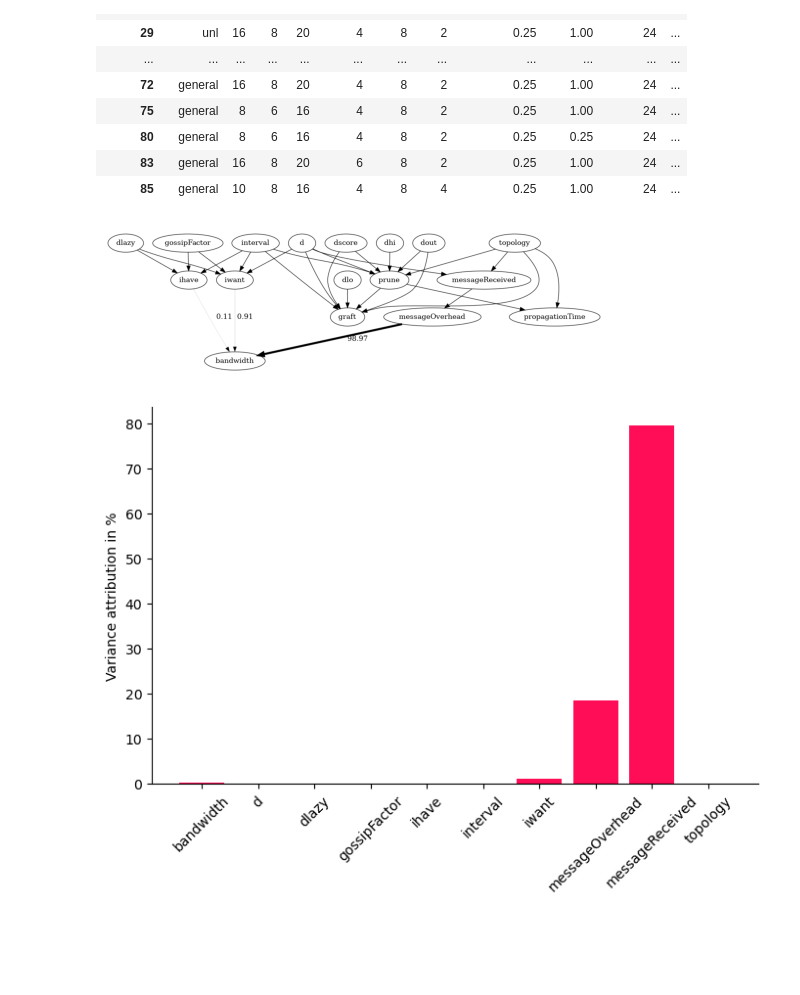
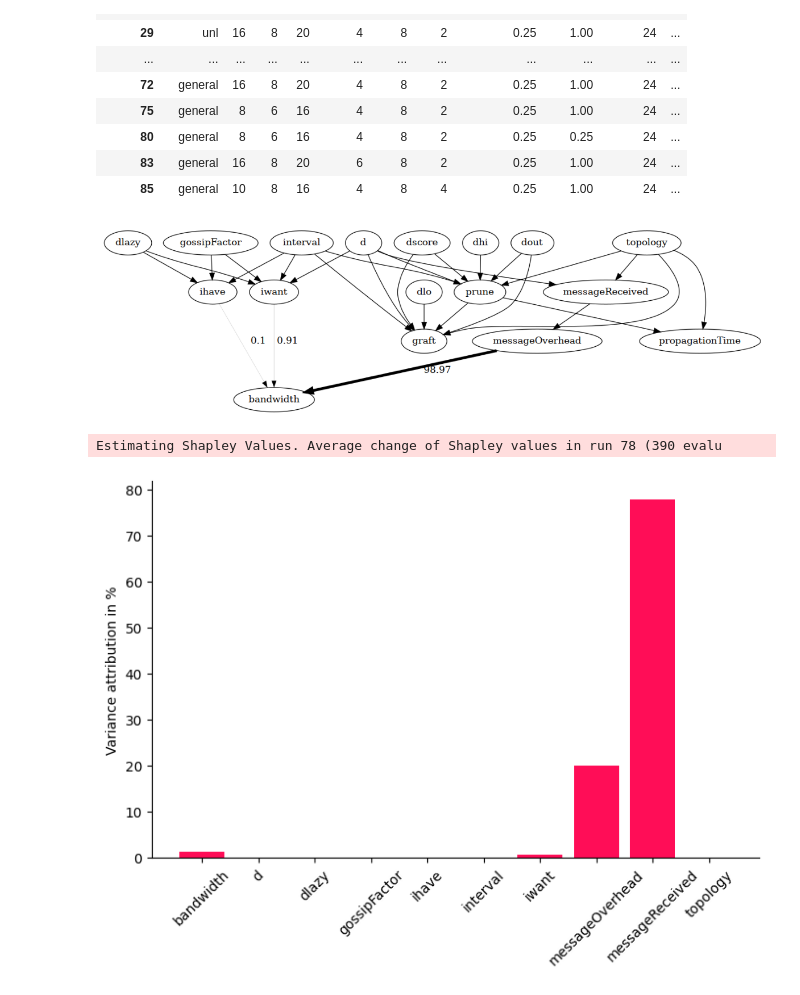
Before and after one commit to FlavScheidt/flexi-pipe, a Jupyter notebook: data/CausalAnalysis/Model1.ipynb, the cells around one changed output. Drawn from its saved outputs; the diff is of its cells as text; code cells hidden in the pictures; blank space fills up the shorter version.

Commit message:
update with relative paths

```diff
--- a/data/CausalAnalysis/Model1.ipynb
+++ b/data/CausalAnalysis/Model1.ipynb
@@ -39,7 +37,7 @@ causal_graph = nx.DiGraph([('d', 'messageReceived'),
                          ])
 # %%
 #Import data
-data = pd.read_csv(path+'/data/Notebooks/datasets/timeSeries1_verified.csv',header=0, index_col=0)
+data = pd.read_csv('../Notebooks/datasets/timeSeries1_verified.csv',header=0, index_col=0)
 df = pd.DataFrame(data)
 
 df.head(10)
@@ -153,7 +151,7 @@ events.head(100)
 # %%
 #Import consolidated measurement data
 
-data = pd.read_csv(path+'/data/Notebooks/datasets/bandwidth.csv',header=0, index_col=0)
+data = pd.read_csv('../Notebooks/datasets/bandwidth.csv',header=0, index_col=0)
 df2 = pd.DataFrame(data)
 
 df2 = df2.drop(columns=['Unnamed: 19', 'stddev_propagationTime', 'stddev_messageOverhead', 'stddev_bandwidth'])
@@ -209,14 +207,14 @@ gcm.fit(scm, consolidated)
 # %%
 def convert_to_percentage(value_dictionary):
     total_absolute_sum = np.sum([abs(v) for v in value_dictionary.values()])
     return {k: abs(v) / total_absolute_sum * 100 for k, v in value_dictionary.items()}
 
 
 arrow_strengths = gcm.arrow_strength(scm, target_node='bandwidth')
 
-gcm.util.plot(causal_graph, causal_strengths=convert_to_percentage(arrow_strengths))#, figure_size=[15, 10])
+gcm.util.plot(causal_graph, causal_strengths=convert_to_percentage(arrow_strengths), figure_size=[15, 10])
 # %% [output]
-[figure, old version]
+[figure, new version]
 # %%
 def bar_plot(value_dictionary, ylabel, uncertainty_attribs=None, figsize=(8, 5)):
     value_dictionary = {k: value_dictionary[k] for k in sorted(value_dictionary)}
@@ -241,7 +239,8 @@ iccs = gcm.intrinsic_causal_influence(scm, target_node='bandwidth', num_samples_
 
 bar_plot(convert_to_percentage(iccs), ylabel='Variance attribution in %')
 # %% [output]
+Estimating Shapley Values. Average change of Shapley values in run 78 (390 evalu
-[figure, old version]
+[figure, new version]
 # %%
 consolidated['bandwidth'].plot(ylabel='Bandwidth in messages/s', figsize=(15,5), rot=45)
 # plt.vlines(np.arange(0, consolidated.shape[0])[consolidated['messageReceived']], consolidated['bandwidth'].min(), consolidated['bandwidth'].max(), linewidth=10, alpha=0.3, color='r')
```
Also changed, not shown: parts of 2 cells of this notebook.
